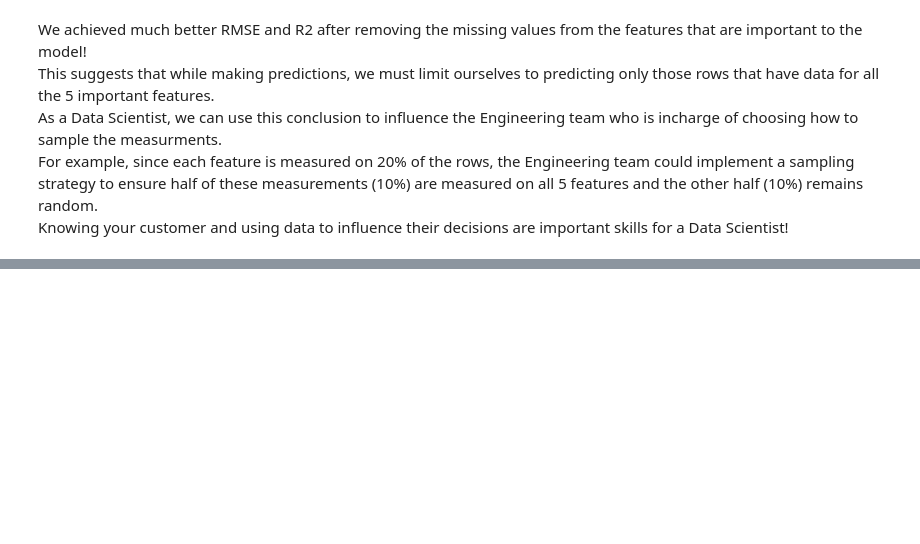
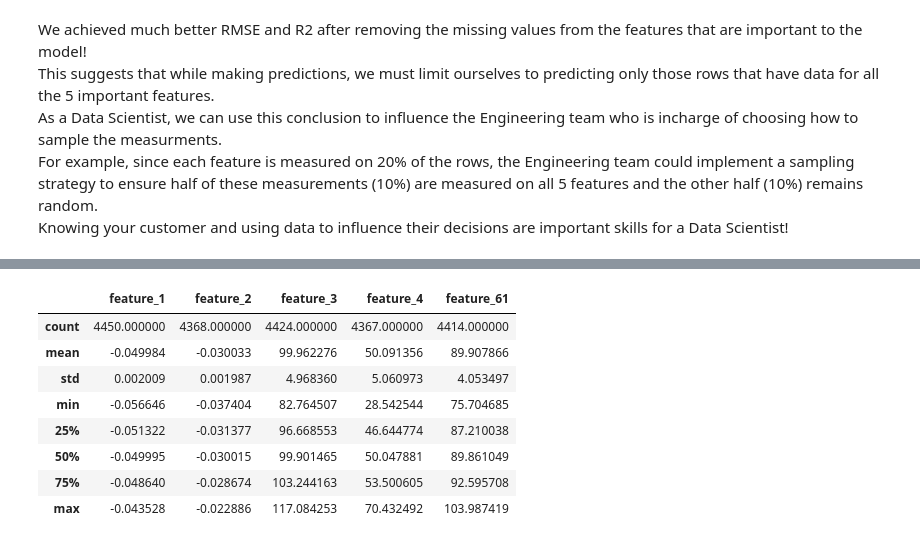
Before and after one commit to stephenleo/HVM-SPC, a Jupyter notebook: modeling.ipynb, the cells around one changed output, grey strips where cells are left out. Cells and saved outputs as stored; diff of their text form; code cells hidden in the pictures; blank space fills up the shorter version.

```diff
--- a/modeling.ipynb
+++ b/modeling.ipynb
@@ -235,0 +253,12 @@ Knowing your customer and using data to influence their decisions are important
+# %%
+X_train[feature_cols].describe()
+# %% [output]
+|  | feature_1 | feature_2 | feature_3 | feature_4 | feature_61 |
+| count | 4450.000000 | 4368.000000 | 4424.000000 | 4367.000000 | 4414.000000 |
+| mean | -0.049984 | -0.030033 | 99.962276 | 50.091356 | 89.907866 |
+| std | 0.002009 | 0.001987 | 4.968360 | 5.060973 | 4.053497 |
+| min | -0.056646 | -0.037404 | 82.764507 | 28.542544 | 75.704685 |
+| 25% | -0.051322 | -0.031377 | 96.668553 | 46.644774 | 87.210038 |
+| 50% | -0.049995 | -0.030015 | 99.901465 | 50.047881 | 89.861049 |
+| 75% | -0.048640 | -0.028674 | 103.244163 | 53.500605 | 92.595708 |
+| max | -0.043528 | -0.022886 | 117.084253 | 70.432492 | 103.987419 |
```
Also changed, not shown: parts of 10 cells of this notebook.
